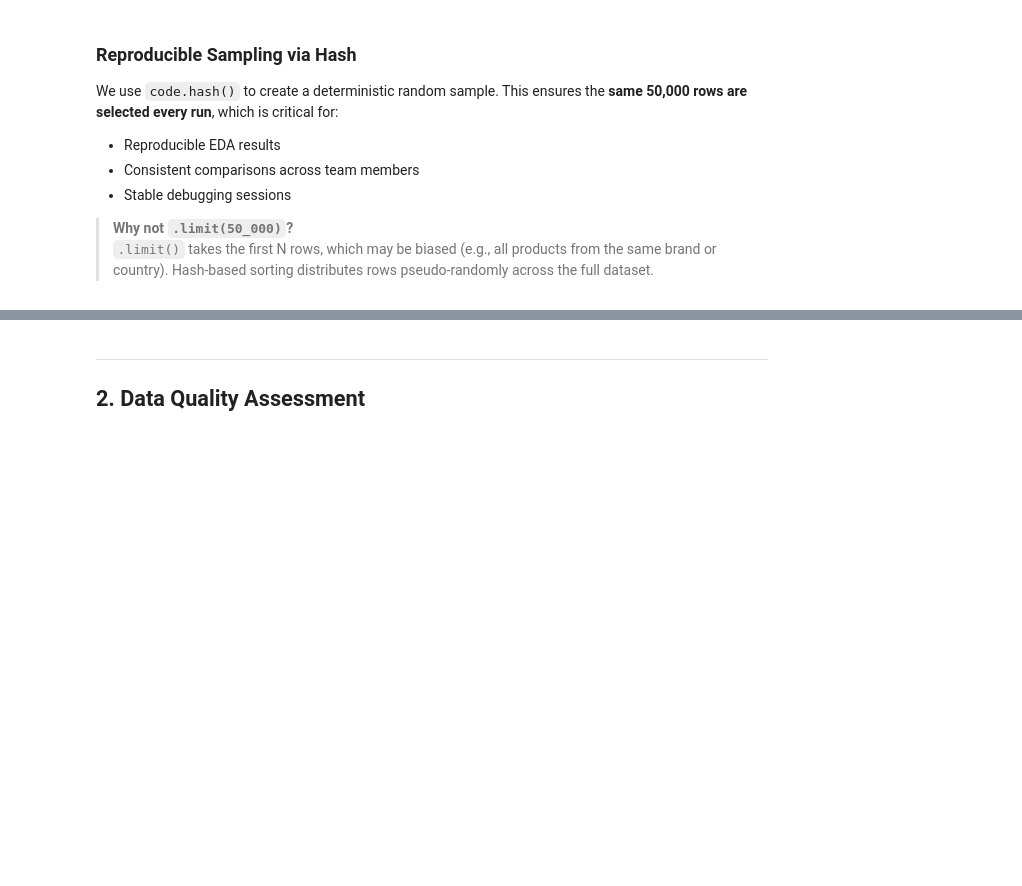
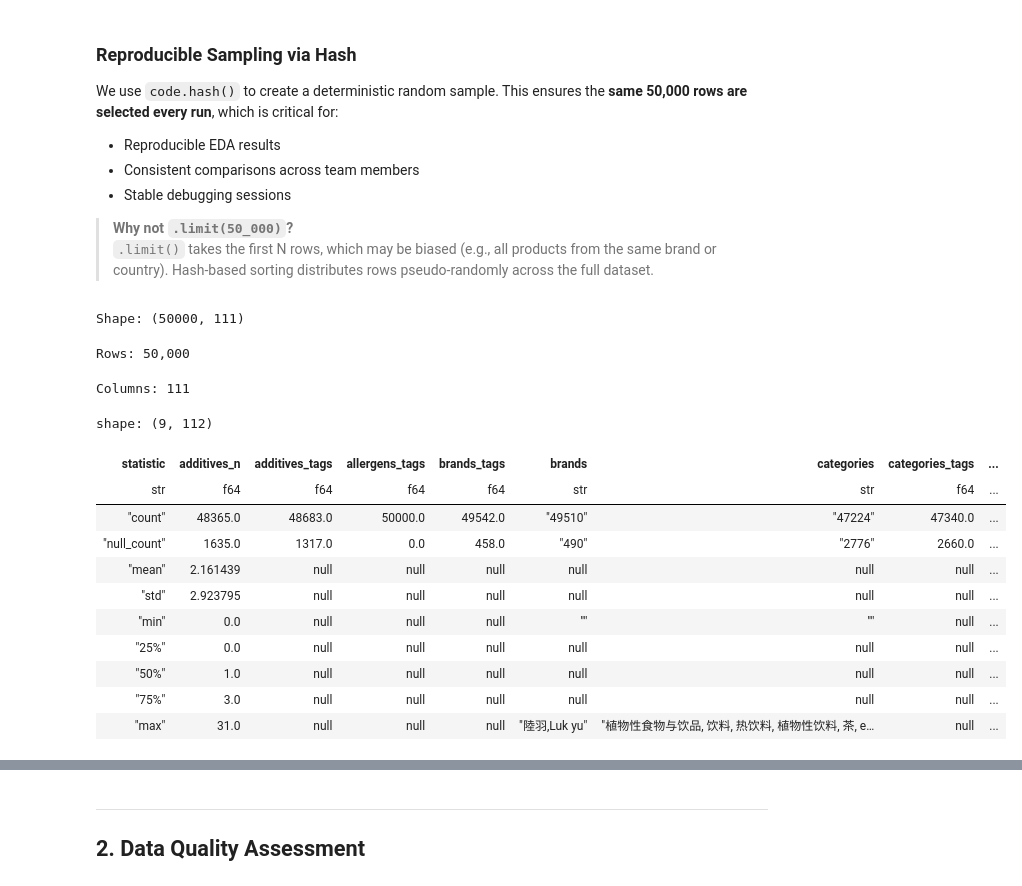
Before and after one commit to saranour700/openfoodfacts-data-pipeline, a Jupyter notebook: notebooks/exploration_v2.ipynb, the cells around one changed output, grey strips where cells are left out. Drawn from its saved outputs; the diff is of its cells as text; code cells hidden in the pictures; blank space fills up the shorter version.

```diff
--- a/notebooks/exploration_v2.ipynb
+++ b/notebooks/exploration_v2.ipynb
@@ -41,15 +42,33 @@ This ensures the **same 50,000 rows are selected every run**, which is critical
 > `.limit()` takes the first N rows, which may be biased (e.g., all products from the same brand or country).
 > Hash-based sorting distributes rows pseudo-randomly across the full dataset.
 # %%
-df = (
-    pl.scan_parquet("/home/sara/food.parquet")
-    .with_columns(pl.col("code").hash().alias("_hash"))
-    .sort("_hash")
-    .limit(50_000)
-    .drop("_hash")
-    .collect()
-)
-
-print(f"Shape: {df.shape}")
-print(f"Rows: {df.shape[0]:,}")
-print(f"Columns: {df.shape[1]}")
+df = pl.scan_parquet("/home/sara/food.parquet") \
+       .limit(50_000) \
+       .collect()
+# %%
+print(f"Shape: {df.shape}")
+# %% [output]
+Shape: (50000, 111)
+# %%
+print(f"Rows: {df.shape[0]:,}")
+# %% [output]
+Rows: 50,000
+# %%
+print(f"Columns: {df.shape[1]}")
+# %% [output]
+Columns: 111
+# %%
+df.describe()
+# %% [output]
+shape: (9, 112)
+| statistic | additives_n | additives_tags | allergens_tags | brands_tags | brands | categories | categories_tags | ... |
+| str | f64 | f64 | f64 | f64 | str | str | f64 | ... |
+| "count" | 48365.0 | 48683.0 | 50000.0 | 49542.0 | "49510" | "47224" | 47340.0 | ... |
+| "null_count" | 1635.0 | 1317.0 | 0.0 | 458.0 | "490" | "2776" | 2660.0 | ... |
+| "mean" | 2.161439 | null | null | null | null | null | null | ... |
+| "std" | 2.923795 | null | null | null | null | null | null | ... |
+| "min" | 0.0 | null | null | null | "" | "" | null | ... |
+| "25%" | 0.0 | null | null | null | null | null | null | ... |
+| "50%" | 1.0 | null | null | null | null | null | null | ... |
+| "75%" | 3.0 | null | null | null | null | null | null | ... |
+| "max" | 31.0 | null | null | null | "陸羽,Luk yu" | "植物性食物与饮品, 饮料, 热饮料, 植物性饮料, 茶, e… | null | ... |
```
Also changed, not shown: parts of 5 cells of this notebook, 21 other files.
